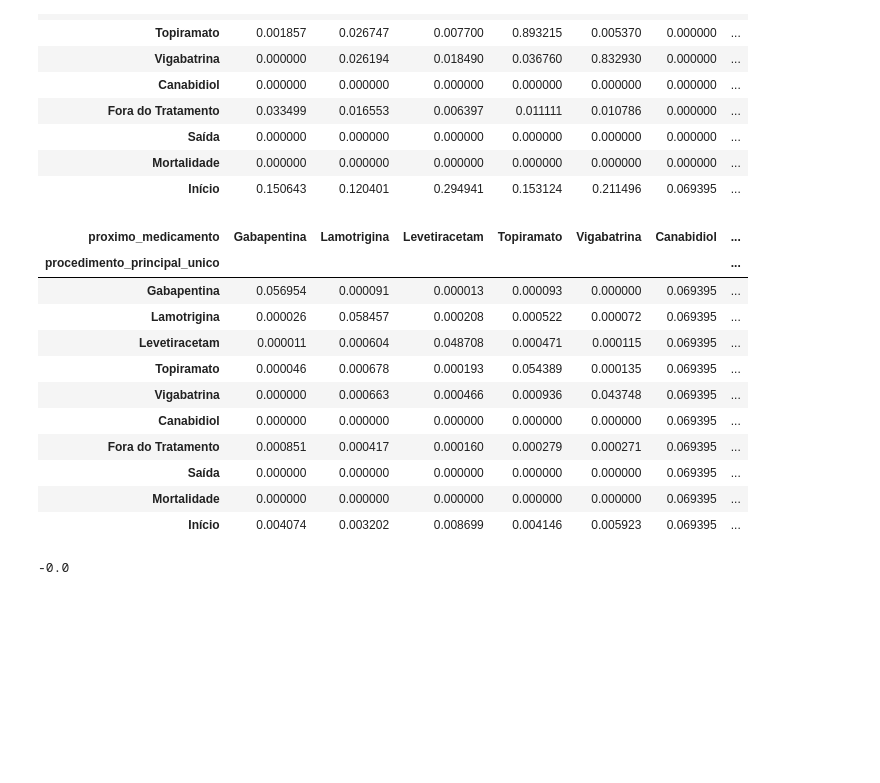
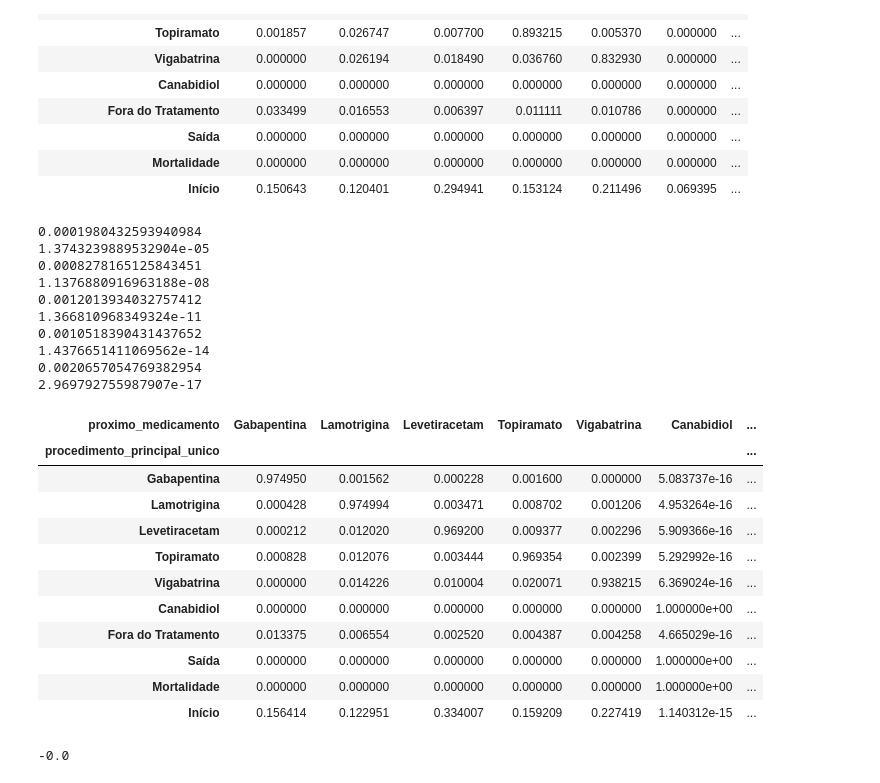
Before and after one commit to TiamatCod3/tcc-canabidiol, a Jupyter notebook: Notebooks/Normalizacoes e Modelos.ipynb, the cells around one changed output. Cells and saved outputs as stored; diff of their text form; code cells hidden in the pictures; blank space fills up the shorter version.

```diff
--- a/Notebooks/Normalizacoes e Modelos.ipynb
+++ b/Notebooks/Normalizacoes e Modelos.ipynb
@@ -1062,41 +1062,56 @@ matriz_transicao_estados
 # %%
 def ajustar_matriz(matriz_transicao_estados, p_canabidiol, tipo = "Modelo"):
   tratamentos = ["Gabapentina",	"Lamotrigina",	"Levetiracetam",	"Topiramato",	"Vigabatrina"]
   matriz_transicao = matriz_transicao_estados.copy()
   matriz_transicao["Início"] = 0
 
   if tipo == "Inicial":
     matriz_transicao = matriz_transicao.applymap(lambda x: ajustar_probabilidade(x, 40, 1))
     # refatorar_trimestral = partial(ajustar_probabilidade, 40, 1)
     # matriz_transicao.applymap(refatorar_trimestral)
   for tratamento in tratamentos:
-    print(tratamento)
+    # print(sum(matriz_transicao.loc[tratamento, [x for x in tratamentos if x != tratamento]]))
+    p_tratamentos = sum(matriz_transicao.loc[tratamento, [x for x in tratamentos if x != tratamento]])
+    print(p_tratamentos)
+    p_canabidiol = p_canabidiol * p_tratamentos
+    matriz_transicao.loc[tratamento, [x for x in tratamentos if x != tratamento]] *= 1 - p_canabidiol
+    print(p_canabidiol)
 
   # matriz_transicao.loc[:, matriz_transicao.columns != "Canabidiol"] *= 1 - p_canabidiol
 
 
   matriz_transicao["Canabidiol"] = p_canabidiol
   # matriz_transicao["Canabidiol"] = 0
 
-  # matriz_transicao = matriz_transicao.div(matriz_transicao.sum(axis=1), axis=0)
+  matriz_transicao = matriz_transicao.div(matriz_transicao.sum(axis=1), axis=0)
   # matriz_transicao.applymap(lambda x: ajustar_probabilidade(x, 40, 1))
   return matriz_transicao
 
 matriz_transicao_estados_nova = ajustar_matriz(matriz_transicao_estados, p_canabidiol_ajustado, "Inicial")
 matriz_transicao_estados_nova
 # %% [output]
+0.0001980432593940984
+1.3743239889532904e-05
+0.0008278165125843451
+1.1376880916963188e-08
+0.0012013934032757412
+1.366810968349324e-11
+0.0010518390431437652
+1.4376651411069562e-14
+0.0020657054769382954
+2.969792755987907e-17
 | proximo_medicamento | Gabapentina | Lamotrigina | Levetiracetam | Topiramato | Vigabatrina | Canabidiol | ... |
 | procedimento_principal_unico |  |  |  |  |  |  | ... |
-| Gabapentina | 0.056954 | 0.000091 | 0.000013 | 0.000093 | 0.000000 | 0.069395 | ... |
-| Lamotrigina | 0.000026 | 0.058457 | 0.000208 | 0.000522 | 0.000072 | 0.069395 | ... |
-| Levetiracetam | 0.000011 | 0.000604 | 0.048708 | 0.000471 | 0.000115 | 0.069395 | ... |
-| Topiramato | 0.000046 | 0.000678 | 0.000193 | 0.054389 | 0.000135 | 0.069395 | ... |
-| Vigabatrina | 0.000000 | 0.000663 | 0.000466 | 0.000936 | 0.043748 | 0.069395 | ... |
-| Canabidiol | 0.000000 | 0.000000 | 0.000000 | 0.000000 | 0.000000 | 0.069395 | ... |
-| Fora do Tratamento | 0.000851 | 0.000417 | 0.000160 | 0.000279 | 0.000271 | 0.069395 | ... |
-| Saída | 0.000000 | 0.000000 | 0.000000 | 0.000000 | 0.000000 | 0.069395 | ... |
-| Mortalidade | 0.000000 | 0.000000 | 0.000000 | 0.000000 | 0.000000 | 0.069395 | ... |
-| Início | 0.004074 | 0.003202 | 0.008699 | 0.004146 | 0.005923 | 0.069395 | ... |
+| Gabapentina | 0.974950 | 0.001562 | 0.000228 | 0.001600 | 0.000000 | 5.083737e-16 | ... |
+| Lamotrigina | 0.000428 | 0.974994 | 0.003471 | 0.008702 | 0.001206 | 4.953264e-16 | ... |
+| Levetiracetam | 0.000212 | 0.012020 | 0.969200 | 0.009377 | 0.002296 | 5.909366e-16 | ... |
+| Topiramato | 0.000828 | 0.012076 | 0.003444 | 0.969354 | 0.002399 | 5.292992e-16 | ... |
+| Vigabatrina | 0.000000 | 0.014226 | 0.010004 | 0.020071 | 0.938215 | 6.369024e-16 | ... |
+| Canabidiol | 0.000000 | 0.000000 | 0.000000 | 0.000000 | 0.000000 | 1.000000e+00 | ... |
+| Fora do Tratamento | 0.013375 | 0.006554 | 0.002520 | 0.004387 | 0.004258 | 4.665029e-16 | ... |
+| Saída | 0.000000 | 0.000000 | 0.000000 | 0.000000 | 0.000000 | 1.000000e+00 | ... |
+| Mortalidade | 0.000000 | 0.000000 | 0.000000 | 0.000000 | 0.000000 | 1.000000e+00 | ... |
+| Início | 0.156414 | 0.122951 | 0.334007 | 0.159209 | 0.227419 | 1.140312e-15 | ... |
 # %%
 # %% [output]
 -0.0
```
